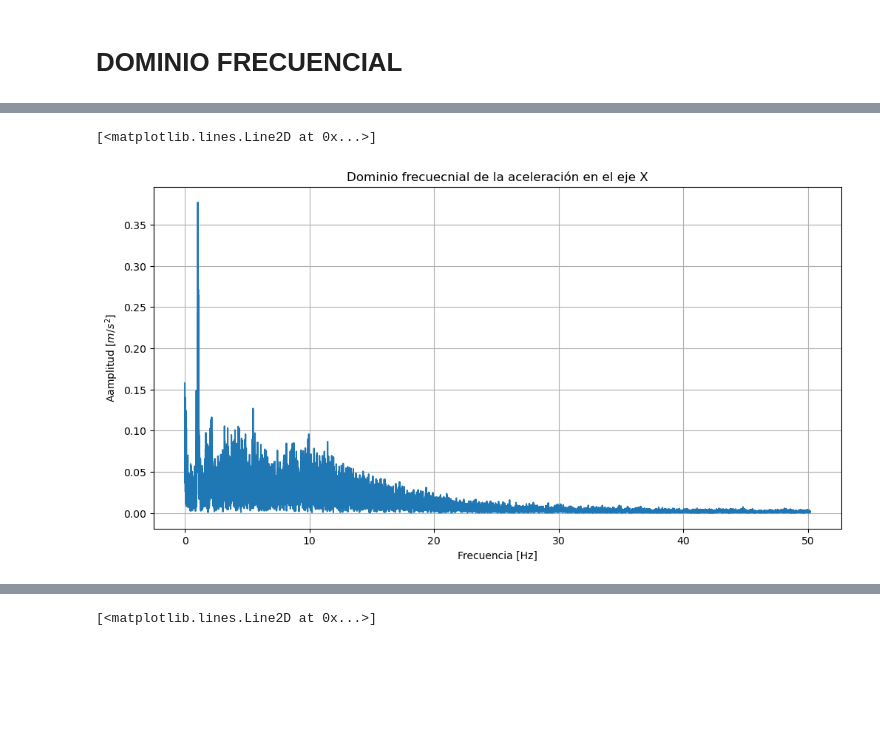
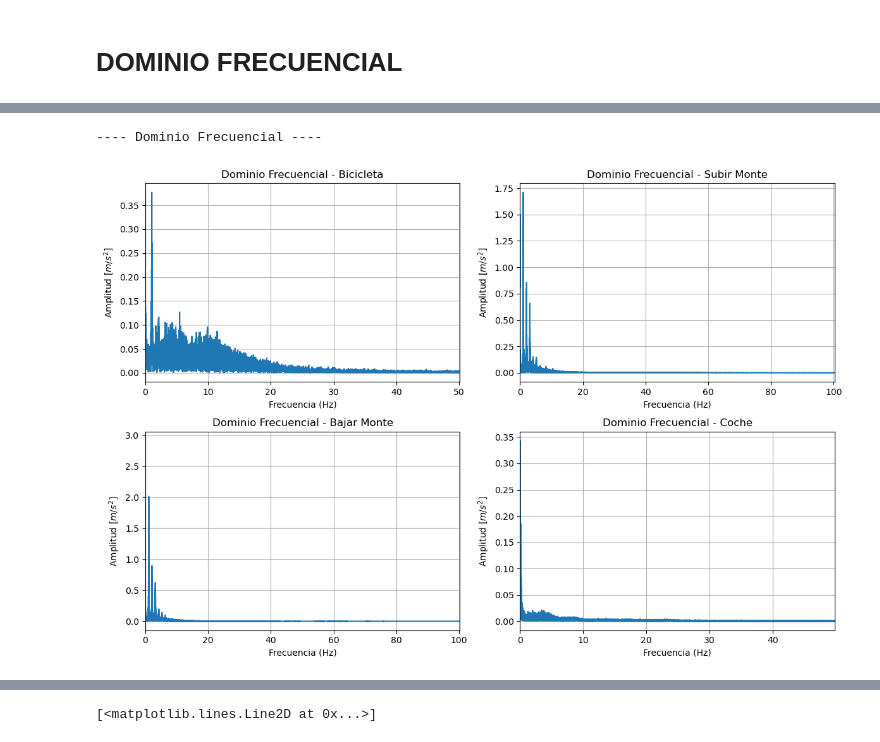
Before and after one commit to uunaii/Industria_R11, a Jupyter notebook: Code.ipynb, the cells around one changed output, grey strips where cells are left out. Drawn from its saved outputs; the diff is of its cells as text; code cells hidden in the pictures; blank space fills up the shorter version.

```diff
--- a/Code.ipynb
+++ b/Code.ipynb
@@ -69,10 +57,21 @@ Fs=  100.30355164194997
-# %%
-rfft_output = np.fft.rfft(df_ejemplo['Linear Acceleration x (m/s^2)'])
-rfft_mag = [np.sqrt(i.real**2 + i.imag**2)/len(rfft_output) for i in rfft_output]
-rfreqs = [(i*1.0/len(df_ejemplo))*fs for i in range(len(df_ejemplo)//2+1)]
-
-setup_graph('Dominio frecuecnial de la aceleración en el eje X', 'Frecuencia [Hz]', 'Aamplitud [$m/s^2$]', fig_size=(12,6))
-plt.plot(rfreqs, rfft_mag)
-# %% [output]
-[<matplotlib.lines.Line2D at 0x...>]
-[figure, removed]
+# %%
+# Plot en el dominio frecuencial
+print('---- Dominio Frecuencial ----')
+fig, axs = plt.subplots(2, 2, figsize=(12, 8))
+for i, (data, title) in enumerate([(df_bici, 'Bicicleta'), (df_subir_monte, 'Subir Monte'), (df_bajar_monte, 'Bajar Monte'), (df_coche, 'Coche')]):
+    ax = axs[i // 2, i % 2]
+    rfft_output = np.fft.rfft(data['Linear Acceleration x (m/s^2)'])
+    rfft_mag = np.abs(rfft_output) / len(rfft_output)
+    T = data['Time (s)'].diff().mean()
+    fs = 1 / T
+    rfreqs = np.fft.rfftfreq(len(data), d=T)
+    ax.plot(rfreqs, rfft_mag)
+    setup_graph(ax, 'Dominio Frecuencial - ' + title)
+    ax.set_ylabel('Amplitud [$m/s^2$]')
+    ax.set_xlim(0, fs/2)  # Limitar el eje x hasta la mitad de la frecuencia de muestreo
+plt.tight_layout()
+plt.show()
+#
+# %% [output]
+---- Dominio Frecuencial ----
+[figure, added]
```
Also changed, not shown: parts of 10 cells of this notebook.
